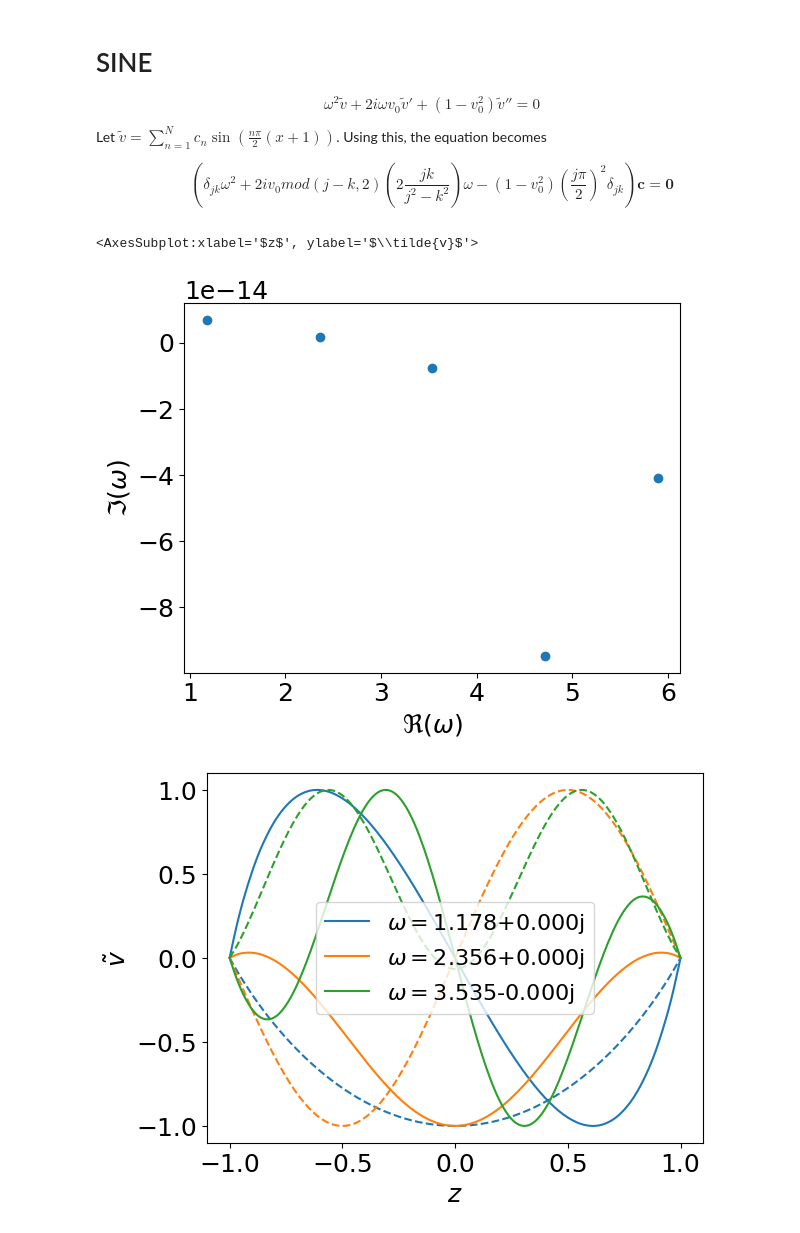
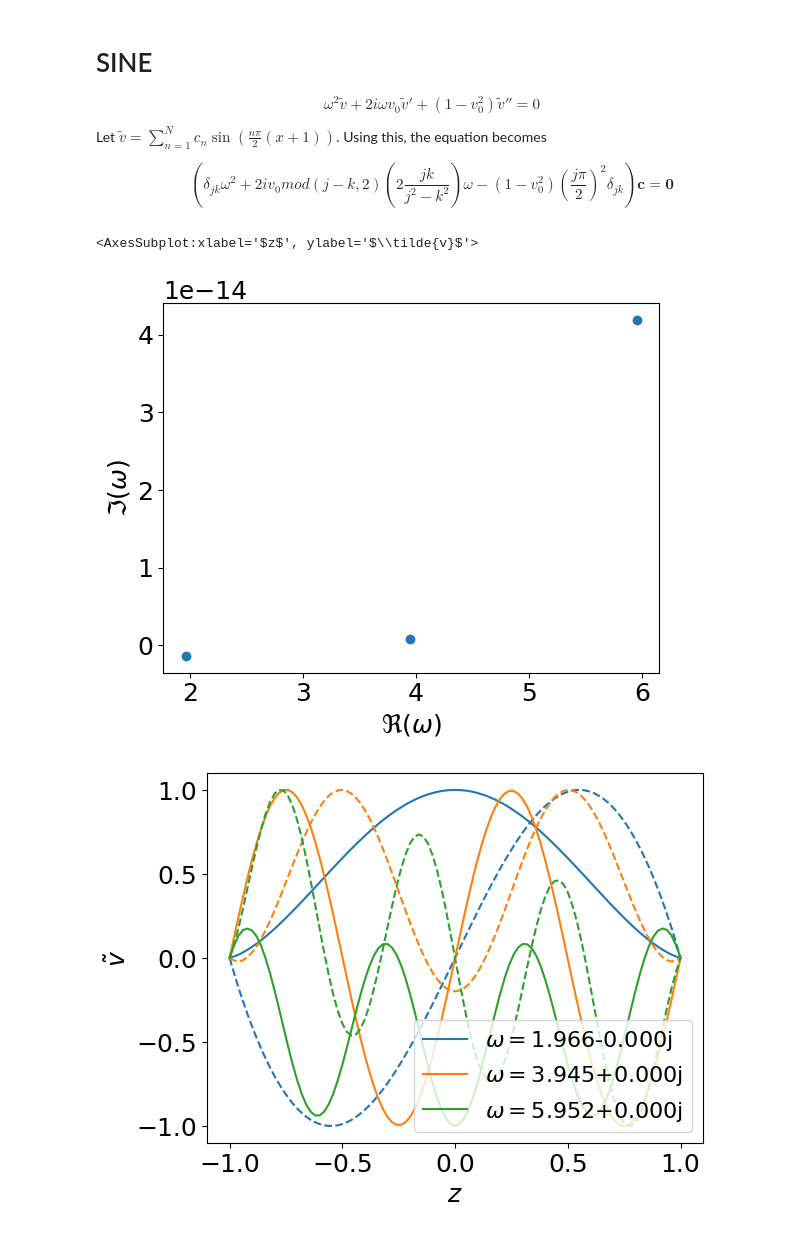
Before and after one commit to HuntFeng/magnetic-nozzle-spectral-instability, a Jupyter notebook: finite-element.ipynb, the cells around one changed output. Cells and saved outputs as stored; diff of their text form; code cells hidden in the pictures.

```diff
--- a/finite-element.ipynb
+++ b/finite-element.ipynb
@@ -28,36 +66,0 @@ u_pp = lambda x,n: 0
-# %%
-Mm = 0.5
-constant_v = True
-accelerating = False
-params = Params(Mm=Mm, constant_v=constant_v, accelerating=accelerating)
-
-spectral = Spectral(M, "symmetric", "FD")
-x = spectral.x
-D1 = spectral.D1
-D2 = spectral.D2
-
-nozzle = Nozzle(params, x, lambda x,n: u(x,n))
-v0 = nozzle.v0
-
-A2 = np.zeros((N,N),dtype=complex)
-A1 = np.zeros((N,N),dtype=complex)
-A0 = np.zeros((N,N),dtype=complex)
-for i in range(N):
-    for j in range(N):
-        if np.abs(i-j)<=1:
-            A2[i,j] = simpson(u(x,i-1)*u(x,j-1),x)
-            A1[i,j] = 2j*simpson(u(x,i-1)*v0*(D1@u(x,j-1)) + u(x,i-1)*(D1@v0)*u(x,j-1),x)
-            A0[i,j] = simpson(
-                u(x,i-1)*(1-v0**2)*(D2@u(x,j-1)) -
-                u(x,i-1)*(3*v0+1/v0)*(D1@v0)*(D1@u(x,j-1)) -
-                u(x,i-1)*(1-1/v0**2)*(D1@v0)**2*u(x,j-1) -
-                u(x,i-1)*(v0+1/v0)*(D2@v0)*u(x,j-1),
-                x)
-            # A2[i,j] = simpson(u(x,i)*u(x,j),x)
-            # A1[i,j] = 2j*v0*simpson(u(x,i)*u_p(x,j),x)
-            # A0[i,j] = (1-v0**2)*simpson(u(x,i)*u_pp(x,j),x)
-
-nozzle.solve(A0,A1,A2)
-nozzle.sort_solutions(real_range=[0,6])
-nozzle.plot_eigenvalues()
-nozzle.plot_eigenfunctions()
@@ -213,8 +215,8 @@ Let $ \tilde{v} = \sum_{n=1}^{N} c_n\sin(\frac{n\pi}{2}(x+1)) $. Using this, the
 $$ \left(\delta_{jk}\omega^2 + 2iv_0 mod(j-k,2)\left( 2\frac{jk}{j^2-k^2} \right)\omega - (1-v_0^2)\left(\frac{j\pi}{2}\right)^2\delta_{jk} \right)\mathbf{c} = \mathbf{0} $$
 # %%
 N = 50 # number of sine basis
-M = 201 # number of points
-Mm = 0.5
+M = 101 # number of points
+Mm = 1.5
 constant_v = True
 accelerating = False
 
@@ -230,33 +232,33 @@ v0 = nozzle.v0
 
 L = 2
 x0 = -1
 u = lambda x,n: np.sqrt(2/L)*np.sin(n*np.pi/L*(x-x0))
 
 # A2 = np.eye(N,dtype=complex)
 A2 = np.zeros((N,N),dtype=complex)
 A1 = np.zeros((N,N),dtype=complex)
 A0 = np.zeros((N,N),dtype=complex)
 for i in range(1,N+1):
     for j in range(1,N+1):
         # if i==j:
         #     A0[i-1,j-1] = -(1-v0**2)*(i*np.pi/2)**2
         # if (i-j)%2 != 0:
         #     A1[i-1,j-1] = 2j*v0 * (4/L*i*j/(i**2-j**2))
         A2[i-1,j-1] = simpson(u(x,i)*u(x,j),x)
         A1[i-1,j-1] = 2j*simpson(u(x,i)*v0*(D1@u(x,j)) + u(x,i)*(D1@v0)*u(x,j),x)
         A0[i-1,j-1] = simpson(
             u(x,i)*(1-v0**2)*(D2@u(x,j)) -
             u(x,i)*(3*v0+1/v0)*(D1@v0)*(D1@u(x,j)) -
             u(x,i)*(1-1/v0**2)*(D1@v0)**2*u(x,j) -
             u(x,i)*(v0+1/v0)*(D2@v0)*u(x,j),
             x)
 
 
 nozzle.solve(A0,A1,A2)
-nozzle.sort_solutions(real_range=[0,6])
+nozzle.sort_solutions(real_range=[0,6], imag_range=[-1,1])
 nozzle.plot_eigenvalues()
 nozzle.plot_eigenfunctions()
 # %% [output]
 <AxesSubplot:xlabel='$z$', ylabel='$\\tilde{v}$'>
-[figure, old version]
+[figure, new version]
-[figure, old version]
+[figure, new version]
```
Also changed, not shown: parts of 5 cells of this notebook, 12 other files.
